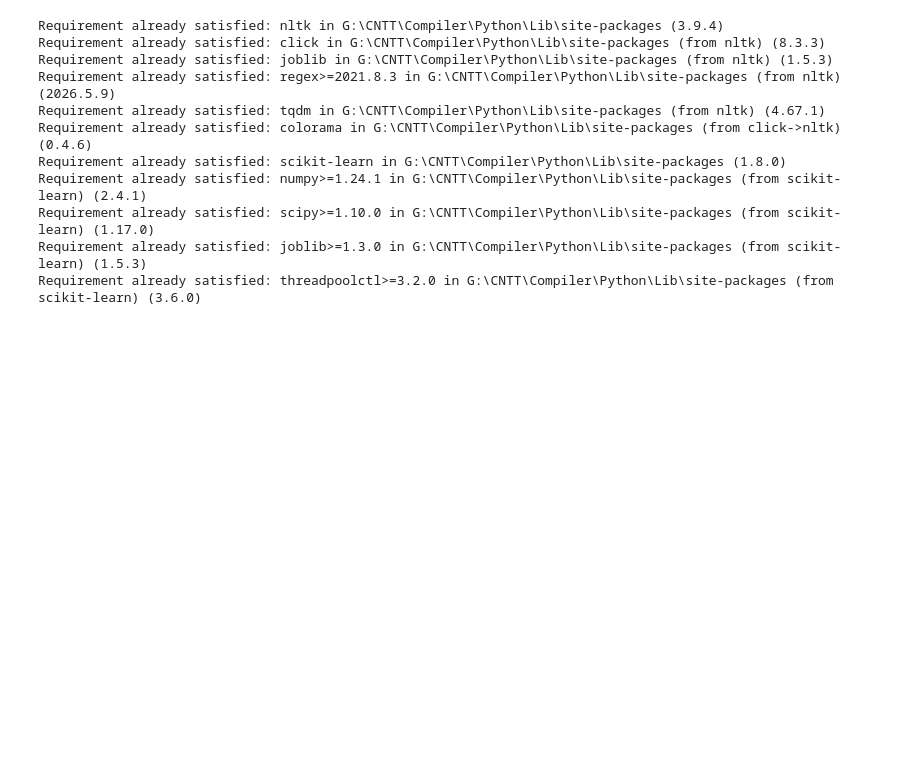
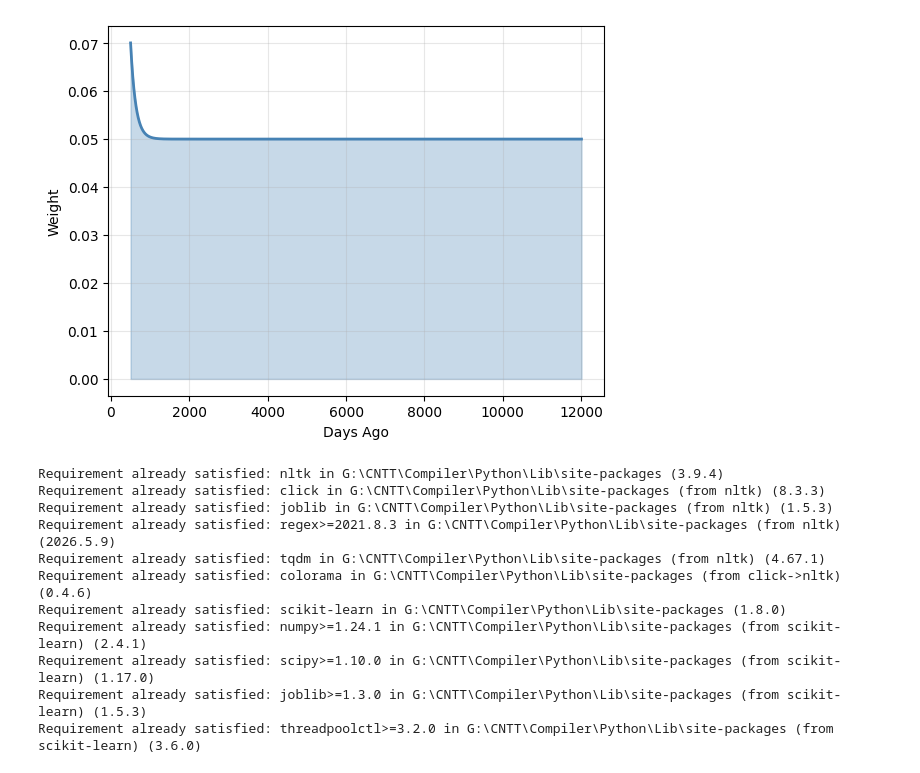
Before and after one commit to dduhC/ML-Project, a Jupyter notebook: preprocess.ipynb, the cells around one changed output. Cells and saved outputs as stored; diff of their text form; code cells hidden in the pictures; blank space fills up the shorter version.

```diff
--- a/preprocess.ipynb
+++ b/preprocess.ipynb
@@ -25,0 +26,7 @@ test_df.head()
+# %%
+alpha=0.05
+half_life = 90
+age_test = test_df['days_since_submission'].values
+age_train = train_df['days_since_submission'].values
+test_df['recency_score'] = ((1-alpha)*(2**(-age_test/half_life))+alpha).astype(np.float32)
+train_df['recency_score'] = ((1-alpha)*(2**(-age_train/half_life))+alpha).astype(np.float32)
@@ -26,3 +36,12 @@ test_df.head()
+# %%
+draw = train_df.sort_values(by = 'days_since_submission')
+plt.plot(draw['days_since_submission'].values, draw['recency_score'].values, linewidth=2, color='steelblue')
+plt.fill_between(draw['days_since_submission'].values, draw['recency_score'].values, alpha=0.3, color='steelblue')
+plt.xlabel('Days Ago')
+plt.ylabel('Weight')
+plt.grid(True, alpha=0.3)
+# %% [output]
+[figure, added]
 # %%
 # !pip install nltk
 # !pip install scikit-learn
```
Also changed, not shown: parts of 9 cells of this notebook, 9 other files.
